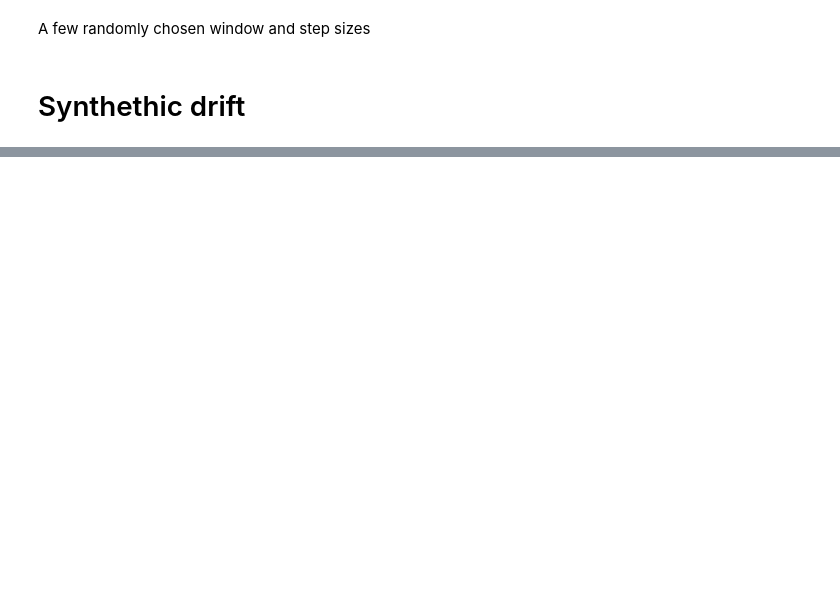
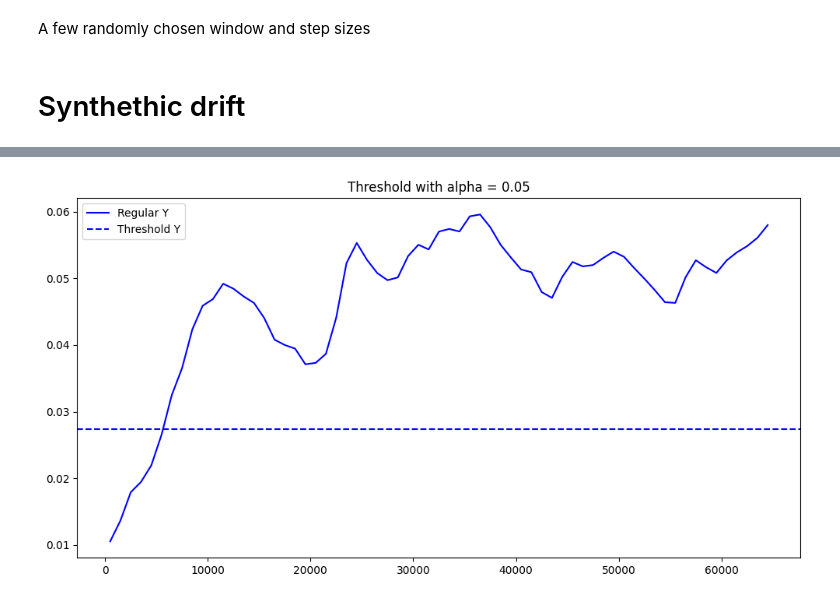
Before and after one commit to thomaselsinga/bachelor_thesis, a Jupyter notebook: notebook.ipynb, the cells around one changed output, grey strips where cells are left out. Drawn from its saved outputs; the diff is of its cells as text; code cells hidden in the pictures; blank space fills up the shorter version.

```diff
--- a/notebook.ipynb
+++ b/notebook.ipynb
@@ -411,20 +556,0 @@ Y_drifted, meta = synthetic_drift(Y, 1, 1.05, 30000, 45000)
-# %%
-for i in window_size:
-    for j in step_size:
-        idx, scores_X = sliding_mmd(X_drifted, 2000, i, j, sigma_X)
-        idy, scores_Y = sliding_mmd(Y_drifted, 2000, i, j, sigma_Y)
-        threshold_X = np.quantile(scores_X, 0.9)
-        threshold_Y = np.quantile(scores_Y, 0.9)
-
-        plt.figure(figsize=(12,5))
-
-        plt.plot(idx, scores_X, label='Regular (X)', color='blue')
-        plt.plot(idy, scores_Y, label='Irregular (Y)', color='orange')
-
-        plt.axhline(threshold_X, color='blue', linestyle='--', label='Threshold X')
-        plt.axhline(threshold_Y,color='orange', linestyle='--', label='Threshold Y')
-
-        plt.title(f"MMD Drift Detection with Thresholds Window: {i} Stepsize: {j}")
-
-        plt.legend()
-        plt.show()
@@ -434,0 +557,3 @@ KeyboardInterrupt:
+# %%
+X_drifted, meta_X = multiple_drift(X_drifted, drift_events)
+Y_drifted, meta_Y = multiple_drift(Y_drifted, drift_events)
@@ -434,0 +740,22 @@ KeyboardInterrupt:
+# %%
+window_size = [10000]
+step_size = [1000]
+# %%
+for i in window_size:
+    for j in step_size:
+        idy, scores_Y = sliding_mmd(Y, 500, i, j, sigma_Y)
+
+        idy_drift, scores_Y_drift = sliding_mmd(Y_drifted, 500, i, j, sigma_Y)
+
+        threshold_Y = threshold(Y, i, i, sigma_Y, 0.05, 1000)
+
+        det_Y = idy_drift[scores_Y_drift > threshold_Y]
+
+        plt.figure(figsize=(12, 6))
+        plt.title(f"Threshold with alpha = 0.05")
+        plt.plot(idy_drift, scores_Y, label='Regular Y', color='blue')
+        plt.axhline(threshold_Y, color='blue', linestyle='--', label='Threshold Y')
+        plt.legend()
+        plt.show()
+# %% [output]
+[figure, added]
```
Also changed, not shown: parts of 29 cells of this notebook, 3 other files.
